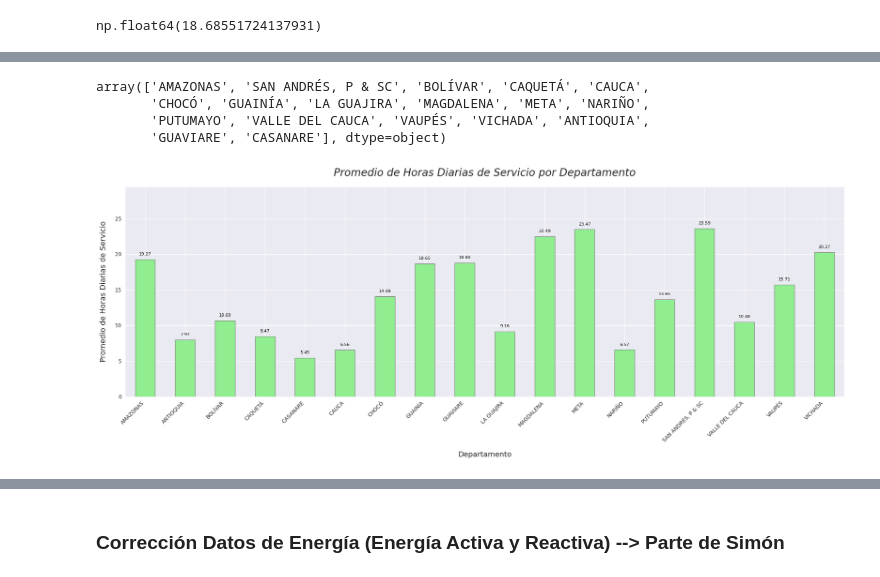
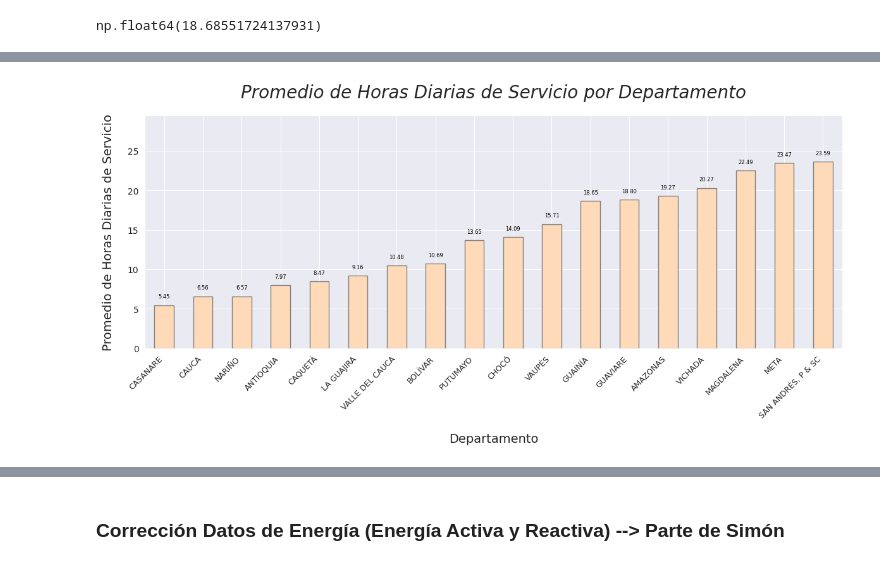
Before and after one commit to Will046-rA9/An-lisis-ZNI, a Jupyter notebook: ProyectoZNI (1).ipynb, the cells around one changed output, grey strips where cells are left out. Saved outputs shown, nothing was run; the diff lists cells and outputs as text; code cells hidden in the pictures.

```diff
--- a/ProyectoZNI (1).ipynb
+++ b/ProyectoZNI (1).ipynb
@@ -171,7 +171,7 @@ dtype: int64
 # Creación del diccionario con cada uno de los departamentos (con sus nombres correctos) y sus respectivo ID
 
 dicc_num_dpto = {27:"CHOCÓ", 52:"NARIÑO",	19:"CAUCA",	18:"CAQUETÁ",	99:"VICHADA",	97:"VAUPÉS", 76:"VALLE DEL CAUCA",
-                 91:"AMAZONAS",	13:"BOLÍVAR",	94:"GUAINÍA",	88:"ARCHIPIÉLAGO DE SAN ANDRÉS, PROVIDENCIA Y SANTA CATALINA",
+                 91:"AMAZONAS",	13:"BOLÍVAR",	94:"GUAINÍA",	88:"SAN ANDRÉS, P & SC",
                  	5:"ANTIOQUIA",	86:"PUTUMAYO",	47:"MAGDALENA",	50:"META",	95:"GUAVIARE",	44:"LA GUAJIRA",	85:"CASANARE"}
 
 df_ZNI['ID DEPATAMENTO'].replace(dicc_num_dpto,inplace=True) # 🔄
@@ -539,24 +537,17 @@ df_ZNI_hprom.head(5)
 | 4 | BOLÍVAR | CARTAGENA DE INDIAS | 13001007 | 6 | 2024 | 9.40 |
-# %%
-#Cambio el nombre de San Andres, para mejor visualización
-df_ZNI_hprom['Departamento'] = df_ZNI_hprom['Departamento'].replace('ARCHIPIÉLAGO DE SAN ANDRÉS, PROVIDENCIA Y SANTA CATALINA', 'SAN ANDRÉS, P & SC')
-df_ZNI_hprom['Departamento'].unique()
-# %% [output]
-array(['AMAZONAS', 'SAN ANDRÉS, P & SC', 'BOLÍVAR', 'CAQUETÁ', 'CAUCA',
-       'CHOCÓ', 'GUAINÍA', 'LA GUAJIRA', 'MAGDALENA', 'META', 'NARIÑO',
-       'PUTUMAYO', 'VALLE DEL CAUCA', 'VAUPÉS', 'VICHADA', 'ANTIOQUIA',
-       'GUAVIARE', 'CASANARE'], dtype=object)
 # %%
 prom_h_departamento = df_ZNI_hprom.groupby(['Departamento'])['Prom. Horas Diarias de Servicio'].mean()
 
 #plt.rcParams['font.family'] = 'sans-serif' # Puedes probar 'serif', 'monospace', 'fantasy', 'cursive'
 
 sns.set_style("darkgrid")
+prom_h_departamento.sort_values(ascending=True, inplace=True)
+
 # Crea el gráfico de barras
 ax =prom_h_departamento.plot(
     kind='bar',
-    figsize=(20, 8),  # Ajusta el tamaño para mejor visualización
-    color='lightgreen',  # Cambia el color de las barras
+    figsize=(12, 6),  # Ajusta el tamaño para mejor visualización
+    color='peachpuff',  # Cambia el color de las barras
     edgecolor='grey' # Añade un borde a las barras
 )
 
@@ -581,34 +572,34 @@ ax.set_ylabel(
 )
 
 # Mejora las etiquetas del eje X para que no se superpongan
 plt.xticks(
     rotation=45,  # Rota las etiquetas para mejor legibilidad
     ha='right',   # Alinea el texto a la derecha
-    fontsize=10
+    fontsize=9
 )
 
 # Ajusta las etiquetas del eje Y
 plt.yticks(fontsize=10)
 
 ax.set_ylim(0, prom_h_departamento.max() * 1.25)
 
-# Muestra el valor exacto encima de cada barra (opcional pero muy útil)
+# Muestra el valor exacto encima de cada barra
 for p in ax.patches:
     ax.annotate(
         f'{p.get_height():.2f}',  # Formatea a dos decimales
         (p.get_x() + p.get_width() / 2., p.get_height()),
         ha='center',
         va='center',
         xytext=(0, 10),  # Desplaza el texto 10 puntos hacia arriba
         textcoords='offset points',
-        fontsize=8,
+        fontsize=6,
         color='black'
     )
 
 # Asegura que todos los elementos se ajusten dentro de la figura
 plt.tight_layout()
 
 # Muestra el gráfico
 plt.show()
 # %% [output]
-[figure, old version]
+[figure, new version]
```
Also changed, not shown: parts of 19 cells of this notebook.
